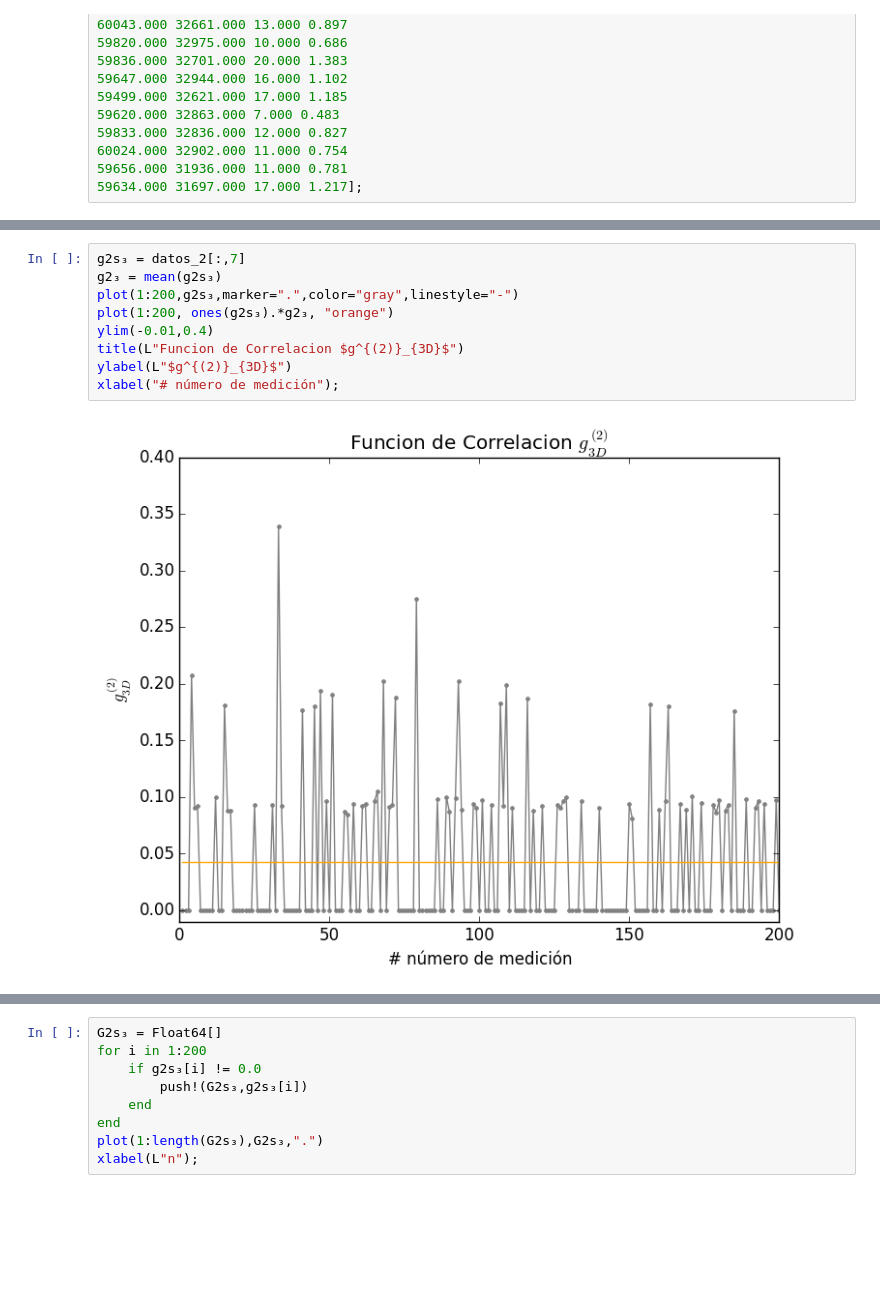
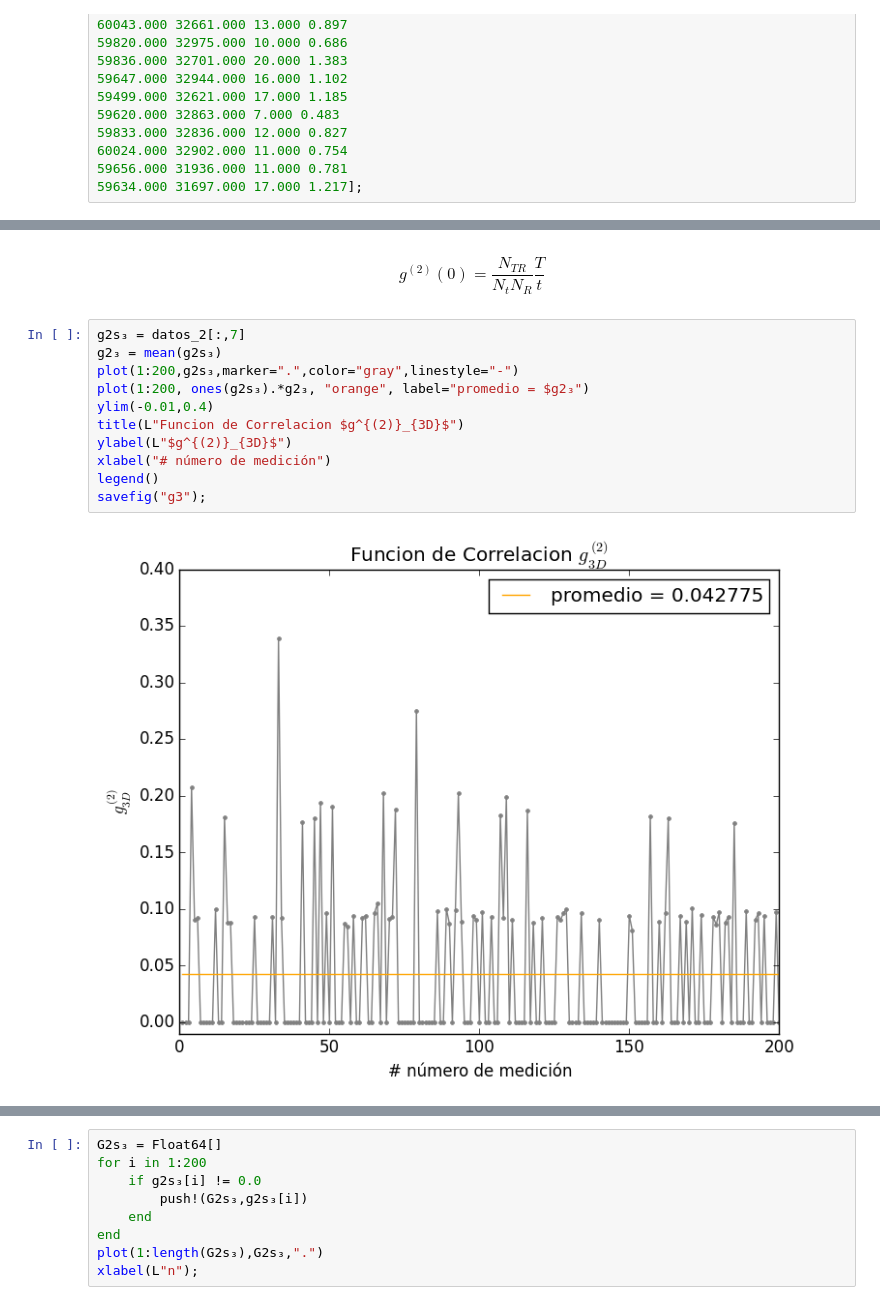
Before and after one commit to LFelipeGomez/LabConII, a Jupyter notebook: conteo_fotones.ipynb, the cells around one changed output, grey strips where cells are left out. Drawn from its saved outputs; the diff is of its cells as text; blank space fills up the shorter version.

```diff
--- a/conteo_fotones.ipynb
+++ b/conteo_fotones.ipynb
@@ -1081,11 +1097,15 @@ xlabel("#  de medición");
+# %% [markdown]
+$$ g^{(2)}(0) = \frac{N_{TR}}{N_t N_R} \frac{T}{t} $$
 # %%
 g2s₃ = datos_2[:,7]
 g2₃ = mean(g2s₃)
 plot(1:200,g2s₃,marker=".",color="gray",linestyle="-")
-plot(1:200, ones(g2s₃).*g2₃, "orange")
+plot(1:200, ones(g2s₃).*g2₃, "orange", label="promedio = $g2₃")
 ylim(-0.01,0.4)
 title(L"Funcion de Correlacion $g^{(2)}_{3D}$")
 ylabel(L"$g^{(2)}_{3D}$")
-xlabel("# número de medición");
+xlabel("# número de medición")
+legend()
+savefig("g3");
 # %% [output]
-[figure, old version]
+[figure, new version]
```
Also changed, not shown: parts of 30 cells of this notebook.
